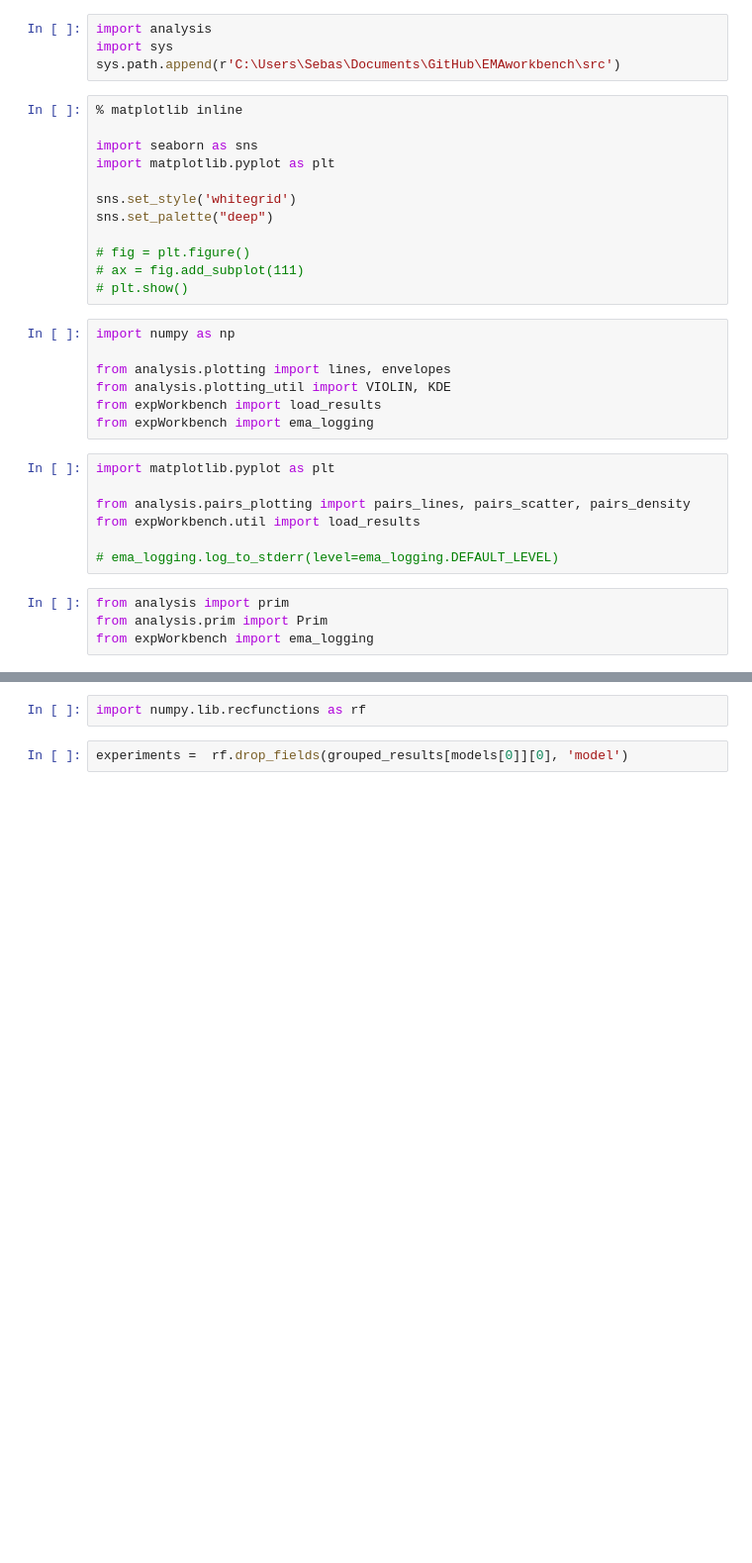
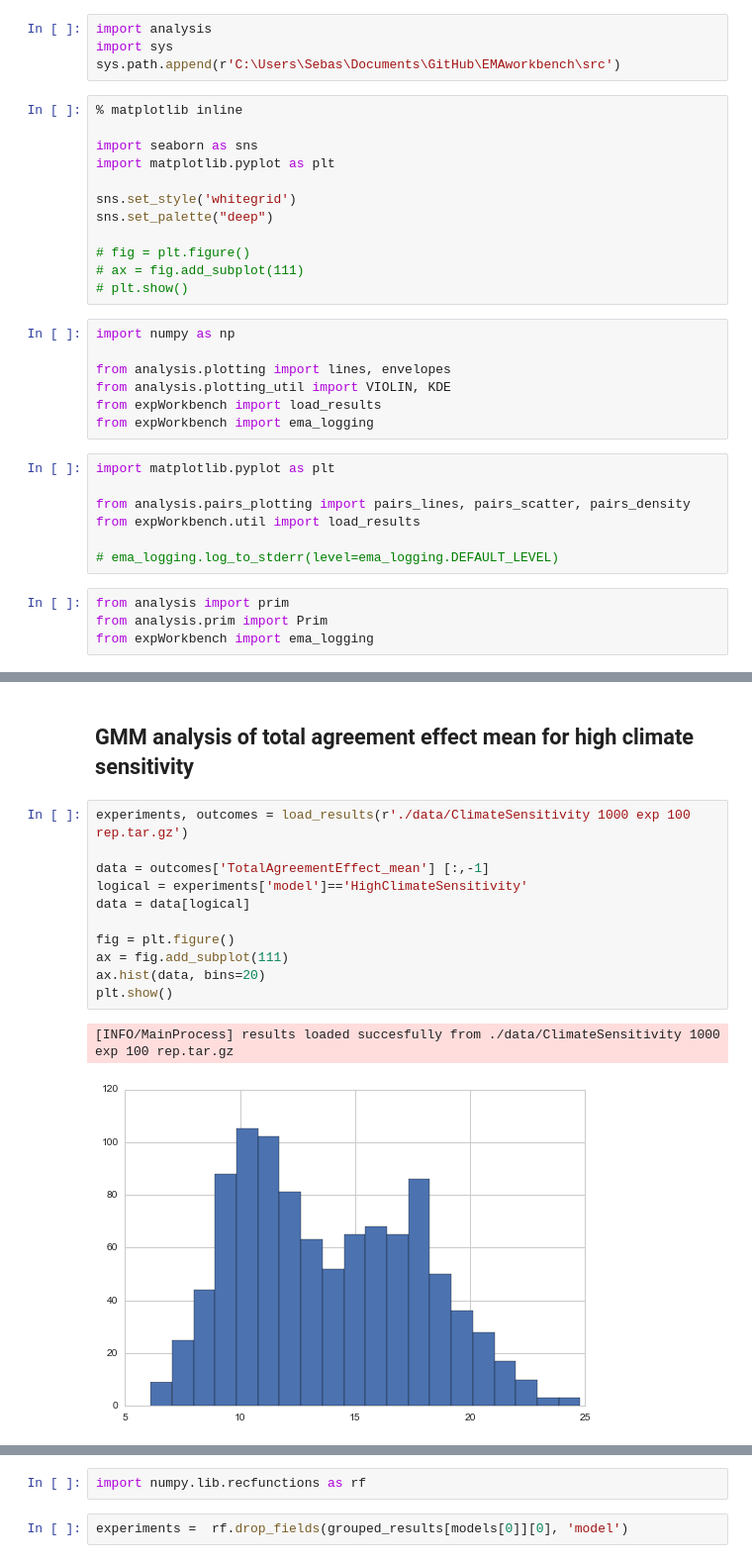
Before and after one commit to sgreeven/msc_thesis_work, a Jupyter notebook: src/ImpactFactor effect.ipynb, the cells around one changed output, grey strips where cells are left out. Shown: that part at 99% size. Saved outputs shown, nothing was run; the diff lists cells and outputs as text; blank space fills up the shorter version.

```diff
--- a/src/ImpactFactor effect.ipynb
+++ b/src/ImpactFactor effect.ipynb
@@ -79 +79,17 @@ for ooi in oois:
 ... (8 outputs left out)
+# %% [markdown]
+## GMM analysis of total agreement effect mean for high climate sensitivity
+# %%
+experiments, outcomes = load_results(r'./data/ClimateSensitivity 1000 exp 100 rep.tar.gz')
+
+data = outcomes['TotalAgreementEffect_mean'] [:,-1]
+logical = experiments['model']=='HighClimateSensitivity'
+data = data[logical]
+
+fig = plt.figure()
+ax = fig.add_subplot(111)
+ax.hist(data, bins=20)
+plt.show()
+# %% [output]
+[INFO/MainProcess] results loaded succesfully from ./data/ClimateSensitivity 1000 exp 100 rep.tar.gz
+[figure, added]
```
Also changed, not shown: parts of 16 cells of this notebook, 14 other files.
